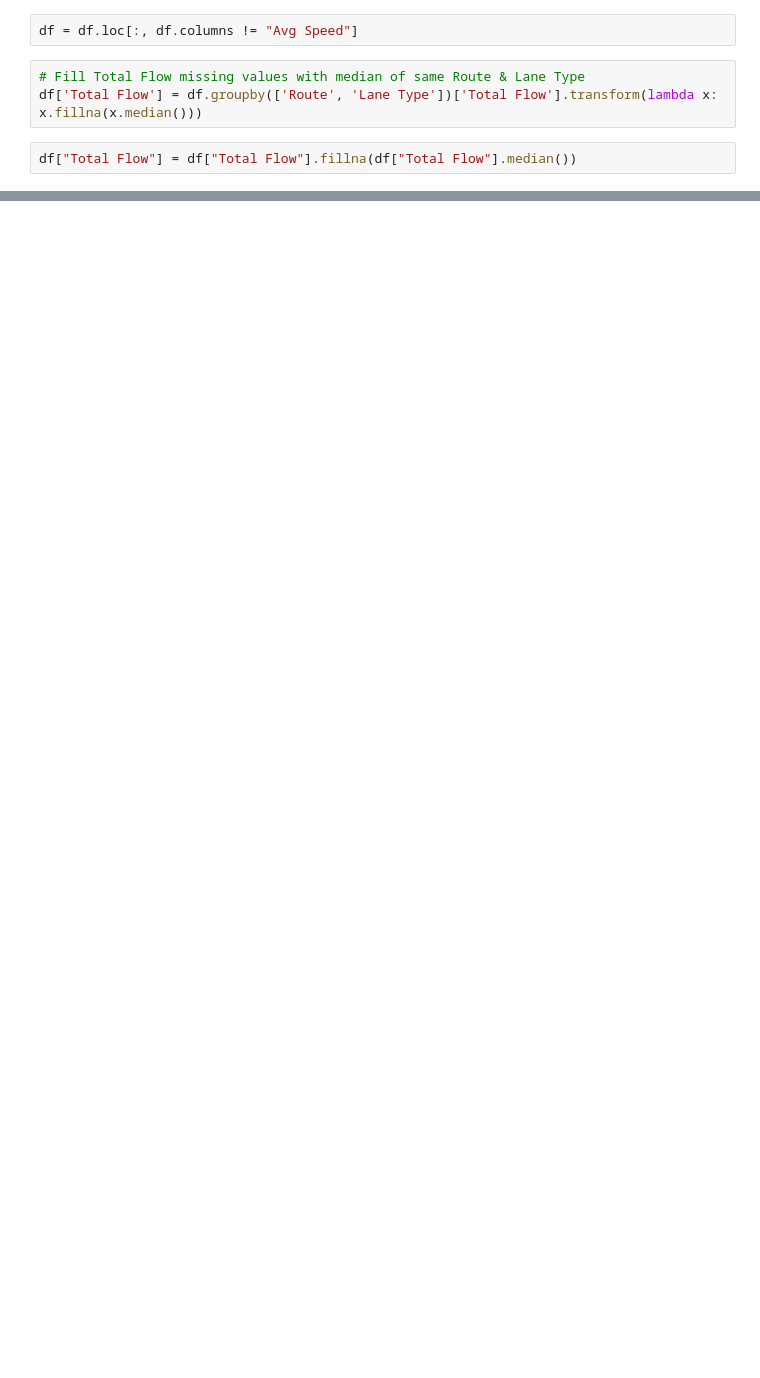
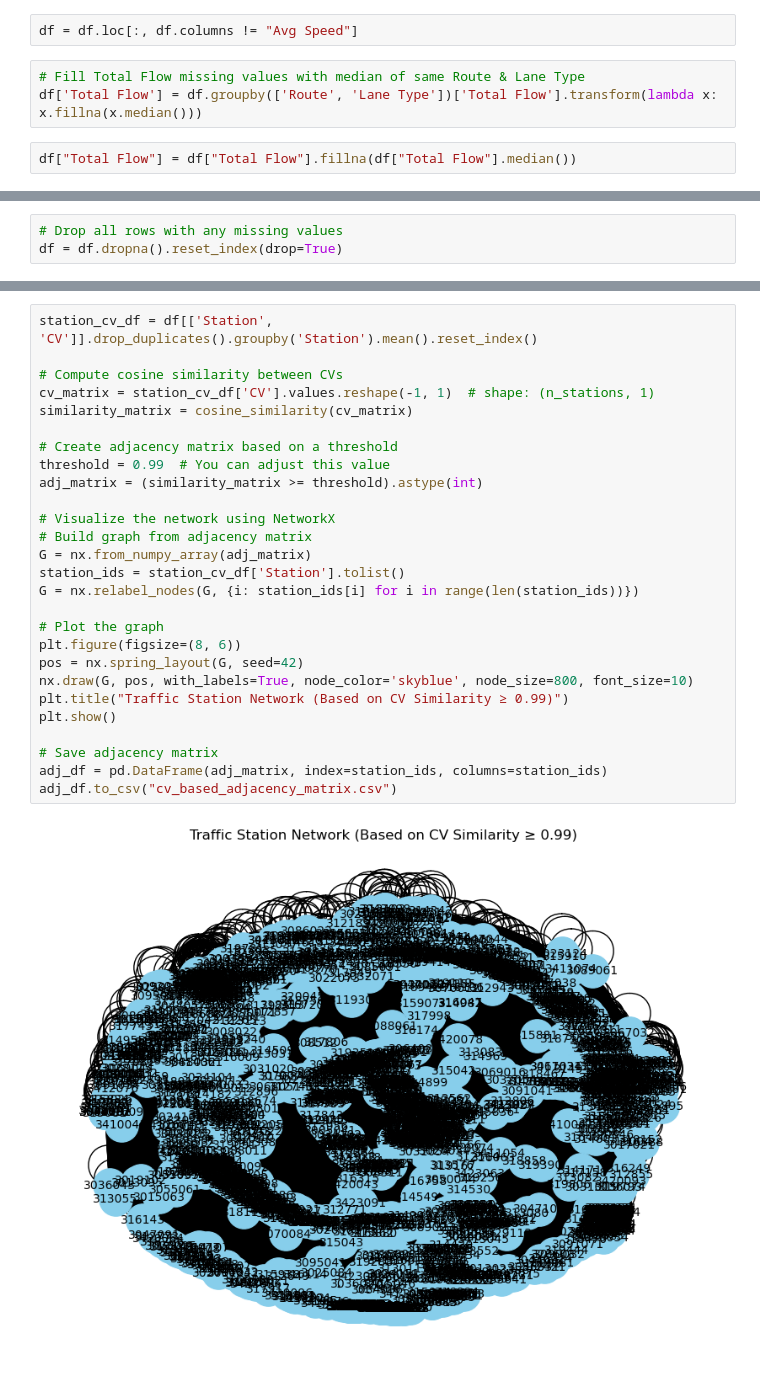
Before and after one commit to RichelCode/EV-Charging-Analysis, a Jupyter notebook: Untitled.ipynb, the cells around one changed output, grey strips where cells are left out. Drawn from its saved outputs; the diff is of its cells as text; blank space fills up the shorter version.

```diff
--- a/Untitled.ipynb
+++ b/Untitled.ipynb
@@ -259,0 +138,3 @@ df["Week"] = df["Timestamp"].dt.to_period("W").apply(lambda r: r.start_time)
+# %%
+# Drop all rows with any missing values
+df = df.dropna().reset_index(drop=True)
@@ -259,0 +153,29 @@ df["Week"] = df["Timestamp"].dt.to_period("W").apply(lambda r: r.start_time)
+# %%
+station_cv_df = df[['Station', 'CV']].drop_duplicates().groupby('Station').mean().reset_index()
+
+# Compute cosine similarity between CVs
+cv_matrix = station_cv_df['CV'].values.reshape(-1, 1)  # shape: (n_stations, 1)
+similarity_matrix = cosine_similarity(cv_matrix)
+
+# Create adjacency matrix based on a threshold
+threshold = 0.99  # You can adjust this value
+adj_matrix = (similarity_matrix >= threshold).astype(int)
+
+# Visualize the network using NetworkX
+# Build graph from adjacency matrix
+G = nx.from_numpy_array(adj_matrix)
+station_ids = station_cv_df['Station'].tolist()
+G = nx.relabel_nodes(G, {i: station_ids[i] for i in range(len(station_ids))})
+
+# Plot the graph
+plt.figure(figsize=(8, 6))
+pos = nx.spring_layout(G, seed=42)
+nx.draw(G, pos, with_labels=True, node_color='skyblue', node_size=800, font_size=10)
+plt.title("Traffic Station Network (Based on CV Similarity ≥ 0.99)")
+plt.show()
+
+# Save adjacency matrix
+adj_df = pd.DataFrame(adj_matrix, index=station_ids, columns=station_ids)
+adj_df.to_csv("cv_based_adjacency_matrix.csv")
+# %% [output]
+[figure, added]
```
Also changed, not shown: parts of 23 cells of this notebook.
